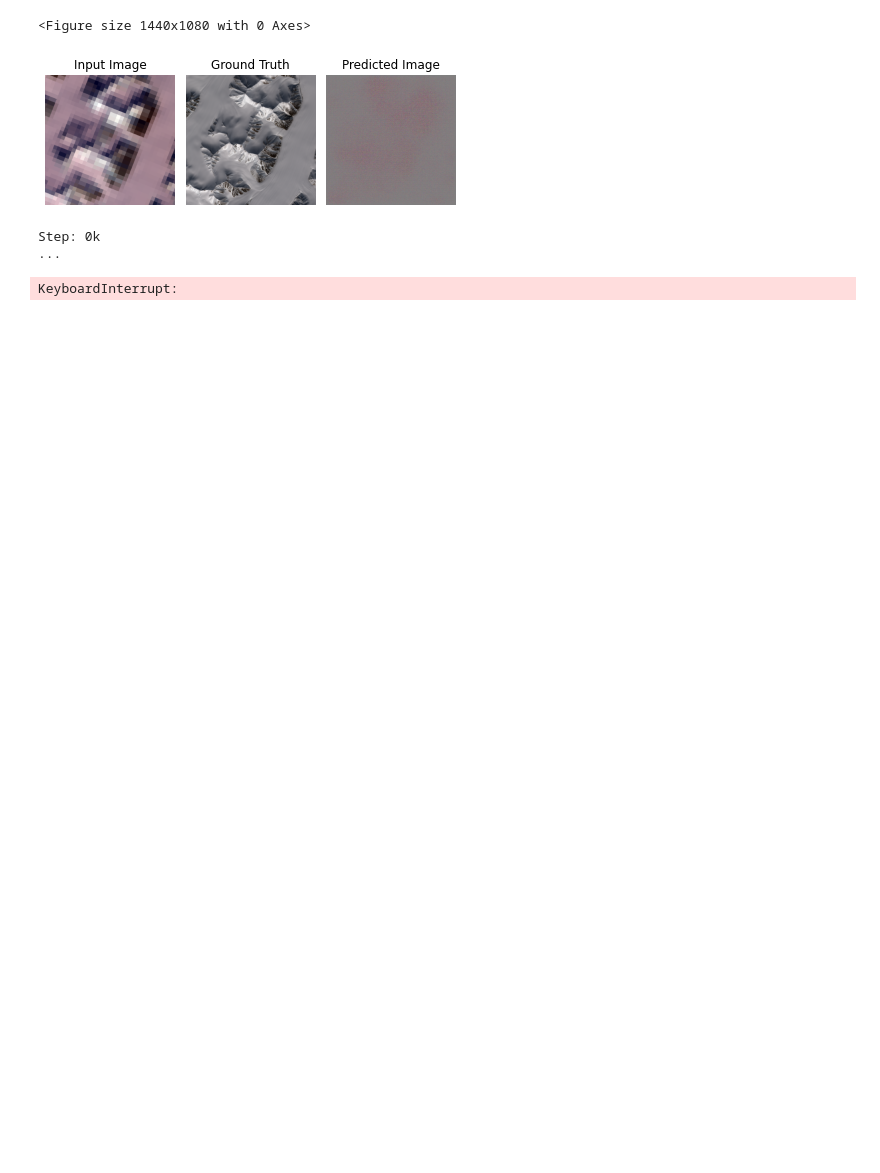
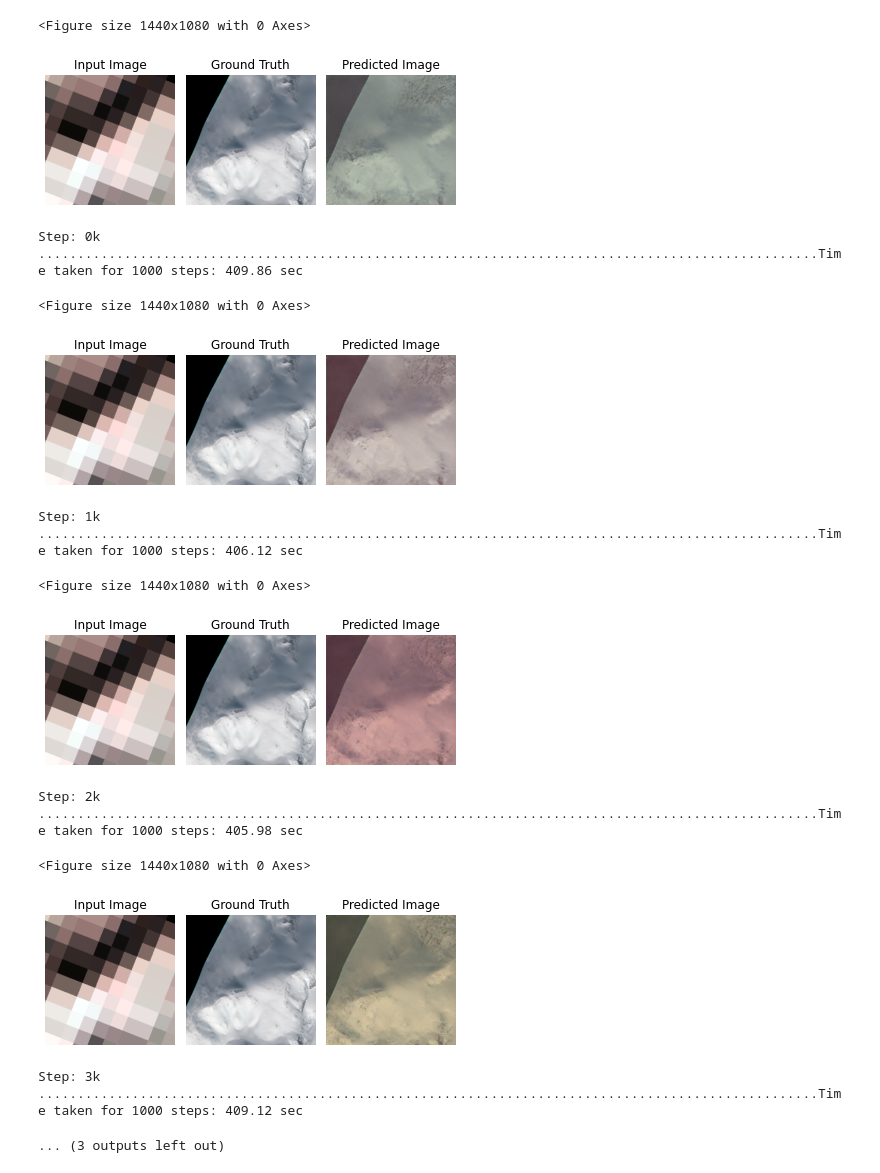
Before and after one commit to ucabcbo/ARISGAN, a Jupyter notebook: train_blaze.ipynb, the cells around one changed output. Cells and saved outputs as stored; diff of their text form; code cells hidden in the pictures; blank space fills up the shorter version.

```diff
--- a/train_blaze.ipynb
+++ b/train_blaze.ipynb
@@ -360,8 +401,8 @@ def generator_loss(disc_generated_output, gen_output, target):
 def Discriminator():
   initializer = tf.random_normal_initializer(0., 0.02)
 
-  inp = tf.keras.layers.Input(shape=[1024, 1024, 21], name='input_image')
-  tar = tf.keras.layers.Input(shape=[1024, 1024, 3], name='target_image')
+  inp = tf.keras.layers.Input(shape=[IMG_HEIGHT, IMG_WIDTH, 21], name='input_image')
+  tar = tf.keras.layers.Input(shape=[IMG_HEIGHT, IMG_WIDTH, 3], name='target_image')
 
   x = tf.keras.layers.concatenate([inp, tar])  # (batch_size, 256, 256, channels*2)
 
@@ -421,8 +462,10 @@ def generate_images(model, test_input, tar):
 
   display_list = [test_input[0], tar[0], prediction[0]]
 
-  plt.figure(figsize=(20,15))
-  fig, (ax1, ax2, ax3) = plt.subplots(1, 3)
+  # plt.figure(figsize=(20,10))
+  fig, (ax1, ax2, ax3) = plt.subplots(1, 3, figsize=(20,10))
+  # fig.set_figwidth(20)
+  # fig.set_figheight(15)
 
   # plotting Input images
   # plot_feature_rgb(display_list[0].numpy(), ax1)
@@ -458,6 +501,6 @@ def generate_images(model, test_input, tar):
   # display plot
   plt.show()
 # %%
-for example_target, example_input in test_dataset.take(1):
+for example_target, example_input in test_dataset.take(5):
   generate_images(generator, example_input, example_target)
 # %% [output]
@@ -520,16 +564,28 @@ def fit(train_ds, test_ds, steps):
       print('.', end='', flush=True)
 
     # Save (checkpoint) the model every 5k steps
-    if (step + 1) % 5000 == 0:
+    if (step + 1) % 19999 == 0:
       checkpoint.save(file_prefix=checkpoint_prefix)
 # %%
-fit(train_dataset, test_dataset, steps=40000)
+fit(train_dataset, test_dataset, steps=5000)
 # %% [output]
 <Figure size 1440x1080 with 0 Axes>
-[figure, old version]
+[figure, new version]
 Step: 0k
-...
+....................................................................................................Time taken for 1000 steps: 409.86 sec
-KeyboardInterrupt:
+<Figure size 1440x1080 with 0 Axes>
+[figure, added]
+Step: 1k
+....................................................................................................Time taken for 1000 steps: 406.12 sec
+<Figure size 1440x1080 with 0 Axes>
+[figure, added]
+Step: 2k
+....................................................................................................Time taken for 1000 steps: 405.98 sec
+<Figure size 1440x1080 with 0 Axes>
+[figure, added]
+Step: 3k
+....................................................................................................Time taken for 1000 steps: 409.12 sec
+... (3 outputs left out)
 # %%
 log_dir="logs_5e/"
 !tensorboard dev upload --logdir {log_dir}
```
Also changed, not shown: parts of 31 cells of this notebook, 5 other files.
